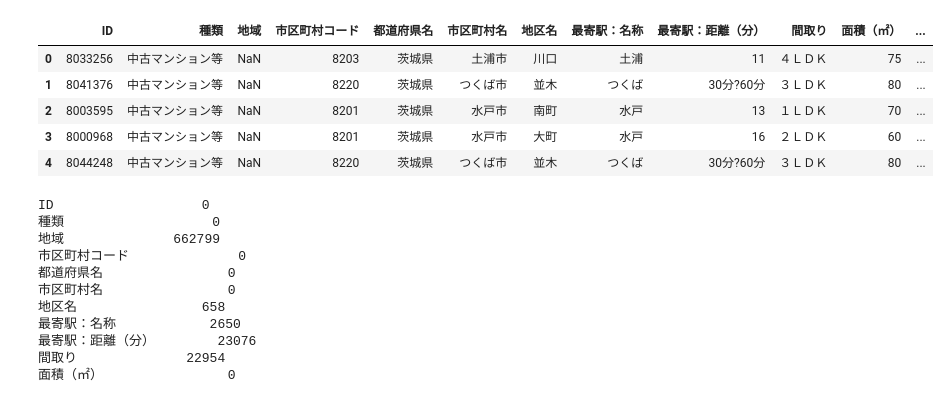
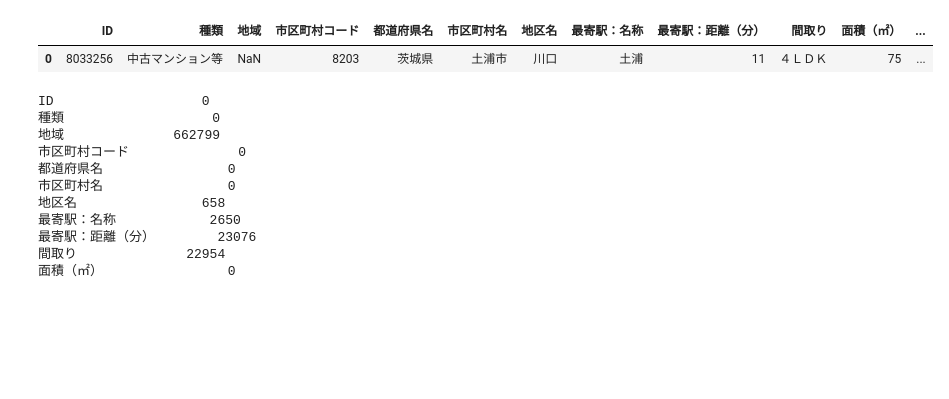
Before and after one commit to kfsky/2021-summer-second-hand-apartment-price-prediction, a Jupyter notebook: notebook/EDA.ipynb, the cells around one changed output. Saved outputs shown, nothing was run; the diff lists cells and outputs as text; code cells hidden in the pictures; blank space fills up the shorter version.

```diff
--- a/notebook/EDA.ipynb
+++ b/notebook/EDA.ipynb
@@ -11,14 +11,10 @@ rcParams['font.family'] = 'Noto Sans CJK JP'
 train_df = pd.read_csv("../input/train.csv")
 test_df = pd.read_csv("../input/test.csv")
 # %%
-train_df.head()
+train_df.head(1)
 # %% [output]
 |  | ID | 種類 | 地域 | 市区町村コード | 都道府県名 | 市区町村名 | 地区名 | 最寄駅：名称 | 最寄駅：距離（分） | 間取り | 面積（㎡） | ... |
 | 0 | 8033256 | 中古マンション等 | NaN | 8203 | 茨城県 | 土浦市 | 川口 | 土浦 | 11 | ４ＬＤＫ | 75 | ... |
-| 1 | 8041376 | 中古マンション等 | NaN | 8220 | 茨城県 | つくば市 | 並木 | つくば | 30分?60分 | ３ＬＤＫ | 80 | ... |
-| 2 | 8003595 | 中古マンション等 | NaN | 8201 | 茨城県 | 水戸市 | 南町 | 水戸 | 13 | １ＬＤＫ | 70 | ... |
-| 3 | 8000968 | 中古マンション等 | NaN | 8201 | 茨城県 | 水戸市 | 大町 | 水戸 | 16 | ２ＬＤＫ | 60 | ... |
-| 4 | 8044248 | 中古マンション等 | NaN | 8220 | 茨城県 | つくば市 | 並木 | つくば | 30分?60分 | ３ＬＤＫ | 80 | ... |
 # %%
 train_df.isnull().sum()
 # %% [output]
```
Also changed, not shown: parts of 14 cells of this notebook, 3 other files.
